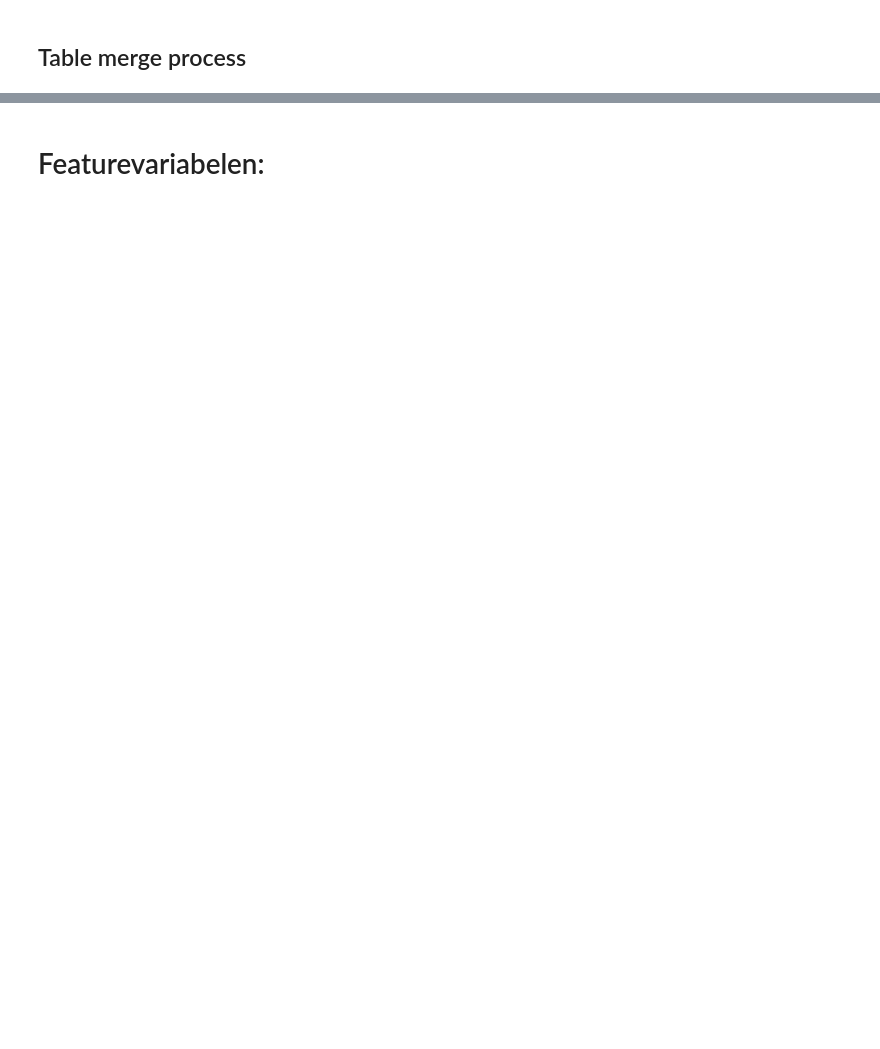
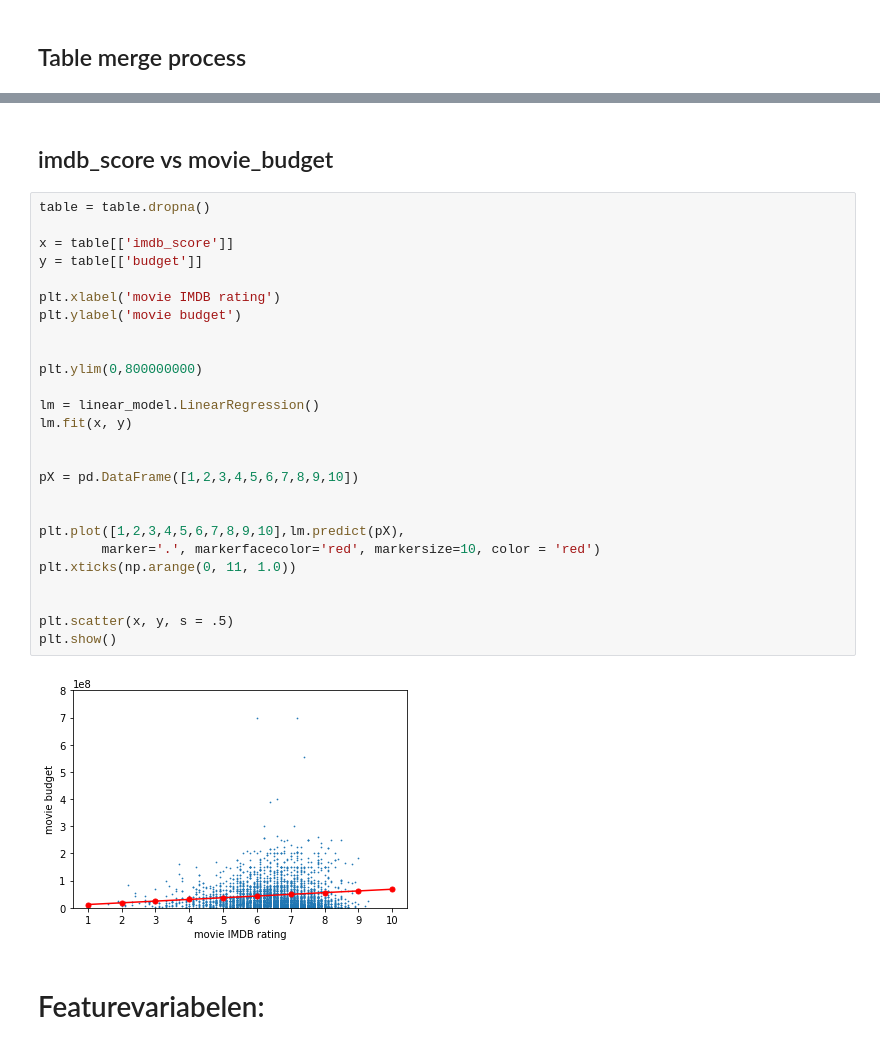
Before and after one commit to Verrem98/Film_dataset_analysis, a Jupyter notebook: main.ipynb, the cells around one changed output, grey strips where cells are left out. Saved outputs shown, nothing was run; the diff lists cells and outputs as text; blank space fills up the shorter version.

```diff
--- a/main.ipynb
+++ b/main.ipynb
@@ -116,3 +158,33 @@ plt.show()
+# %% [markdown]
+<h2> imdb_score vs movie_budget </h2>
+# %%
+table = table.dropna()
+
+x = table[['imdb_score']]
+y = table[['budget']]
+
+plt.xlabel('movie IMDB rating')
+plt.ylabel('movie budget')
+
+
+plt.ylim(0,800000000)
+
+lm = linear_model.LinearRegression()
+lm.fit(x, y)
+
+
+pX = pd.DataFrame([1,2,3,4,5,6,7,8,9,10])
+
+
+plt.plot([1,2,3,4,5,6,7,8,9,10],lm.predict(pX),
+        marker='.', markerfacecolor='red', markersize=10, color = 'red')
+plt.xticks(np.arange(0, 11, 1.0))
+
+
+plt.scatter(x, y, s = .5)
+plt.show()
+# %% [output]
+[figure, added]
 # %% [markdown]
 <h1> Featurevariabelen: </h1>
 # %%
```
Also changed, not shown: parts of 13 cells of this notebook.
